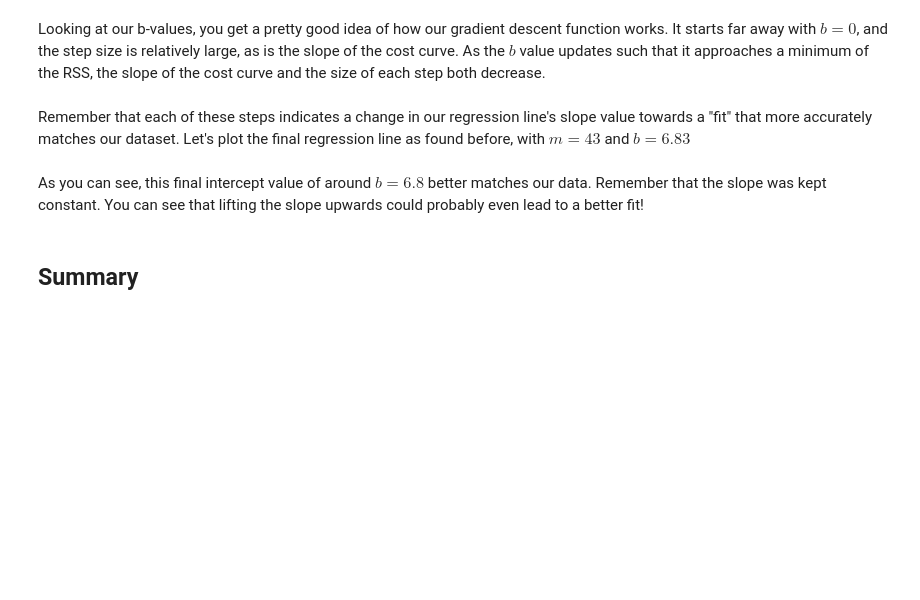
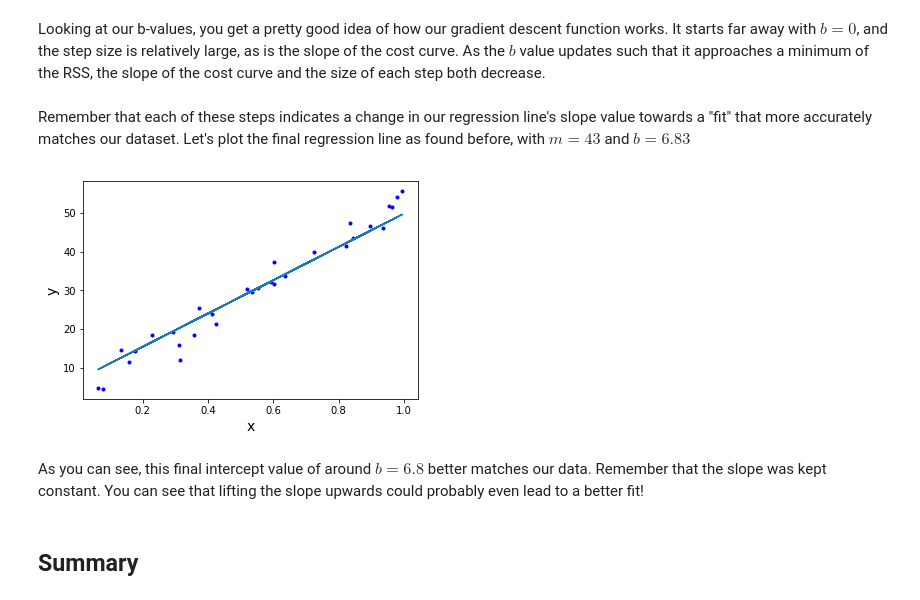
Before and after one commit to boscacci/dsc-2-14-12-gradient-descent-step-sizes-lab-nyc-career-ds-102218, a Jupyter notebook: index.ipynb, the cells around one changed output. Drawn from its saved outputs; the diff is of its cells as text; code cells hidden in the pictures; blank space fills up the shorter version.

```diff
--- a/index.ipynb
+++ b/index.ipynb
@@ -274,3 +295,12 @@ Remember that each of these steps indicates a change in our regression line's sl
+# %%
+np.random.seed(225)
+
+plt.plot(x, y, '.b')
+plt.plot(x, 43*x + 6.832190427692808)
+plt.xlabel("x", fontsize=14)
+plt.ylabel("y", fontsize=14);
+# %% [output]
+[figure, added]
 # %% [markdown]
 As you can see, this final intercept value of around $b=6.8$ better matches our data. Remember that the slope was kept constant. You can see that lifting the slope upwards could probably even lead to a better fit!
 # %% [markdown]
```
Also changed, not shown: parts of 9 cells of this notebook.
